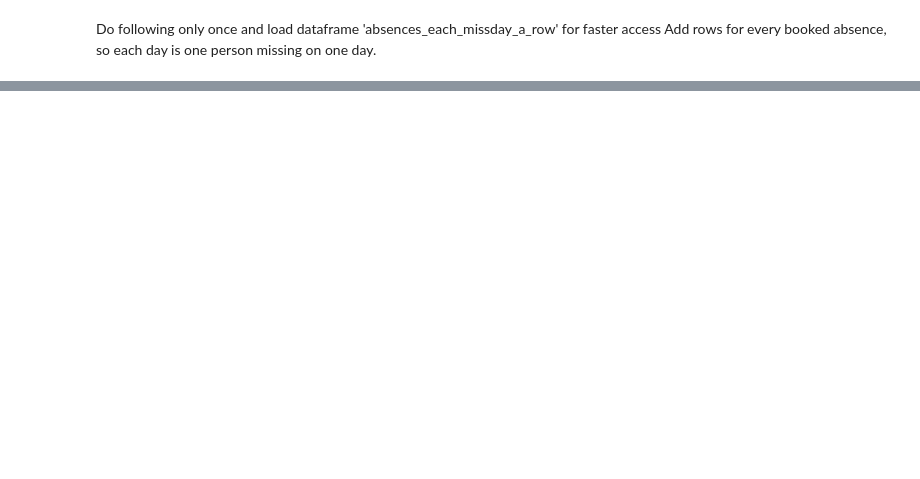
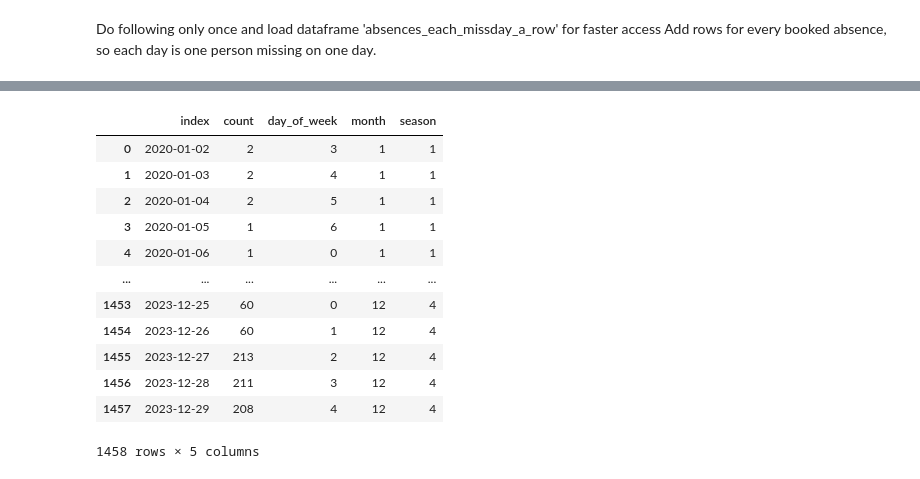
Before and after one commit to SimonUnterlugauer/mainpost_backend, a Jupyter notebook: app/notebooks/Jakob/preprocess.ipynb, the cells around one changed output, grey strips where cells are left out. Saved outputs shown, nothing was run; the diff lists cells and outputs as text; code cells hidden in the pictures; blank space fills up the shorter version.

```diff
--- a/app/notebooks/Jakob/preprocess.ipynb
+++ b/app/notebooks/Jakob/preprocess.ipynb
@@ -49,6 +63,6 @@ my_df = pd.read_csv("../../data/interim/absences_each_missday_a_row.csv", delimi
 # %%
 # order new_df by date
-my_df = my_df.sort_values(by=['date'])
+my_df = new_df.sort_values(by=['date'])
 min_date = absences_df['start_date'].min()
 max_date = absences_df['start_date'].max()
 
@@ -65,4 +93,7 @@ new_df
 # %%
+# change column name to date
+new_df = new_df.rename(columns={'Date': 'date'})
+
 aggregated_df = new_df.groupby('date').size().reset_index(name='count')
 
 # Set 'date' column as the index
@@ -78,7 +123,22 @@ aggregated_df
 # %%
 aggregated_df['day_of_week'] = aggregated_df['index'].dt.dayofweek
 aggregated_df['month'] = aggregated_df['index'].dt.month
 aggregated_df['season'] = aggregated_df['index'].dt.quarter
 # save dataframe for faster access
-my_df = pd.to_csv("../../data/interim/absences_each_missday_a_row.csv", delimiter=',')
+
+aggregated_df.to_csv("../../data/interim/absences_per_day.csv", index=False)
 aggregated_df
+# %% [output]
+|  | index | count | day_of_week | month | season |
+| 0 | 2020-01-02 | 2 | 3 | 1 | 1 |
+| 1 | 2020-01-03 | 2 | 4 | 1 | 1 |
+| 2 | 2020-01-04 | 2 | 5 | 1 | 1 |
+| 3 | 2020-01-05 | 1 | 6 | 1 | 1 |
+| 4 | 2020-01-06 | 1 | 0 | 1 | 1 |
+| ... | ... | ... | ... | ... | ... |
+| 1453 | 2023-12-25 | 60 | 0 | 12 | 4 |
+| 1454 | 2023-12-26 | 60 | 1 | 12 | 4 |
+| 1455 | 2023-12-27 | 213 | 2 | 12 | 4 |
+| 1456 | 2023-12-28 | 211 | 3 | 12 | 4 |
+| 1457 | 2023-12-29 | 208 | 4 | 12 | 4 |
+1458 rows × 5 columns
```
Also changed, not shown: parts of 4 cells of this notebook, 4 other files.
